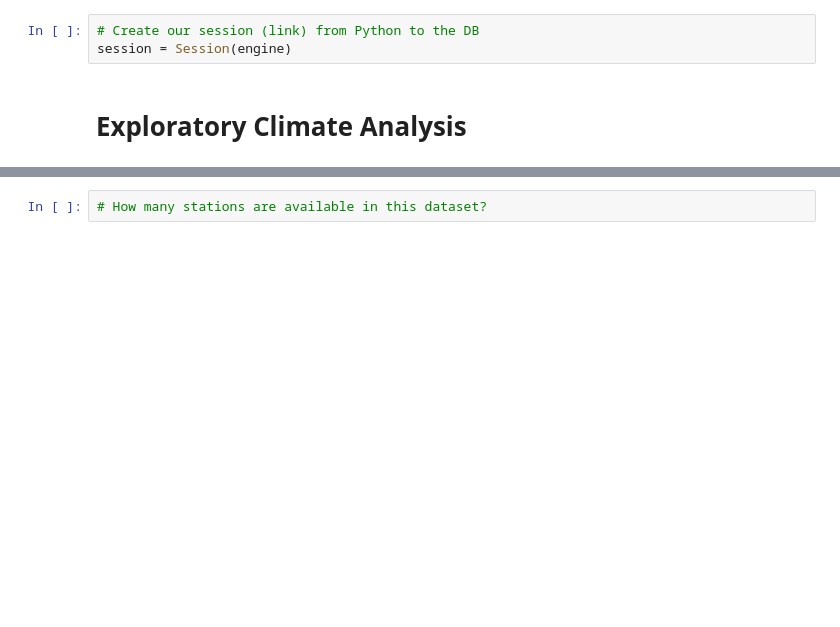
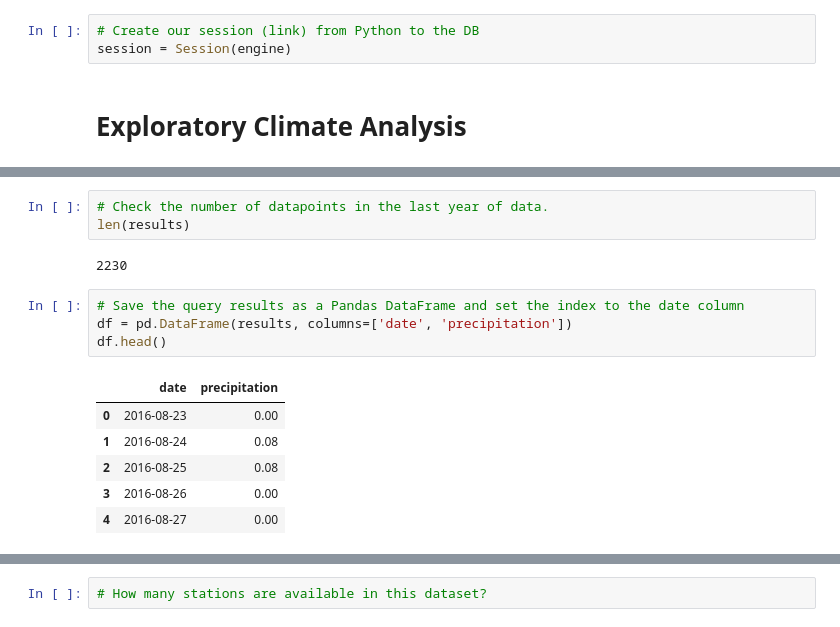
Before and after one commit to Magzzie/Surfs_up, a Jupyter notebook: climate_analysis.ipynb, the cells around one changed output, grey strips where cells are left out. Saved outputs shown, nothing was run; the diff lists cells and outputs as text; blank space fills up the shorter version.

```diff
--- a/climate_analysis.ipynb
+++ b/climate_analysis.ipynb
@@ -53,0 +78,16 @@ session = Session(engine)
+# %%
+# Check the number of datapoints in the last year of data.
+len(results)
+# %% [output]
+2230
+# %%
+# Save the query results as a Pandas DataFrame and set the index to the date column
+df = pd.DataFrame(results, columns=['date', 'precipitation'])
+df.head()
+# %% [output]
+|  | date | precipitation |
+| 0 | 2016-08-23 | 0.00 |
+| 1 | 2016-08-24 | 0.08 |
+| 2 | 2016-08-25 | 0.08 |
+| 3 | 2016-08-26 | 0.00 |
+| 4 | 2016-08-27 | 0.00 |
```
Also changed, not shown: parts of 11 cells of this notebook, 2 other files.
